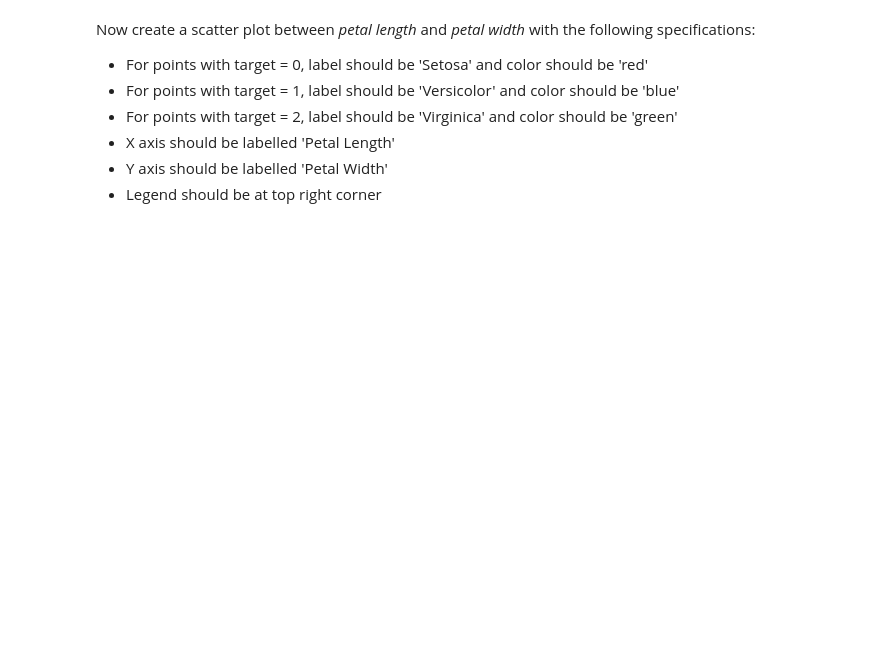
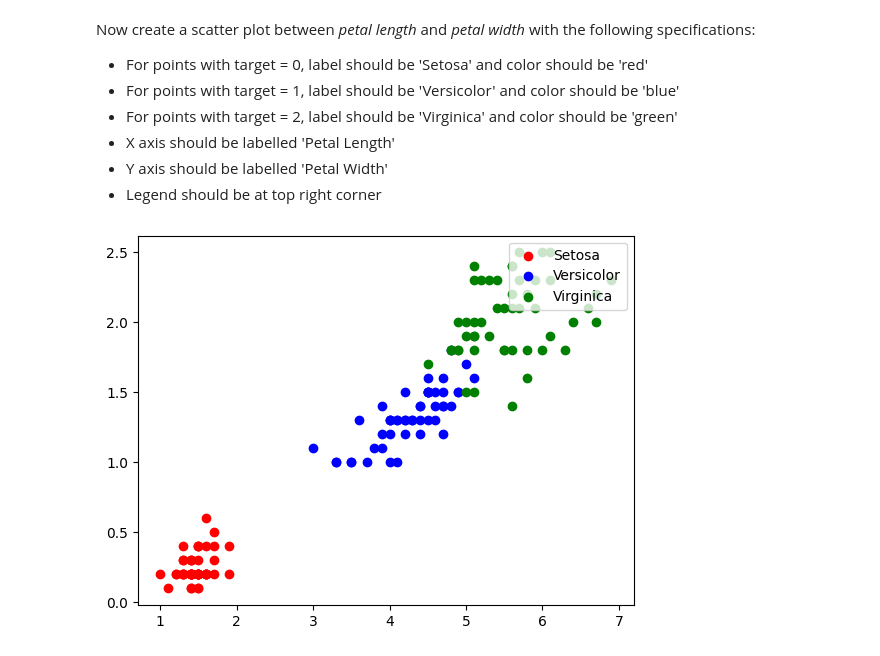
Before and after one commit to MrTOM69/RL-WiDS, a Jupyter notebook: week1/Pandas_and_Matplotlib.ipynb, the cells around one changed output. Drawn from its saved outputs; the diff is of its cells as text; code cells hidden in the pictures; blank space fills up the shorter version.

```diff
--- a/week1/Pandas_and_Matplotlib.ipynb
+++ b/week1/Pandas_and_Matplotlib.ipynb
@@ -48,3 +140,19 @@ Now create a scatter plot between *petal length* and *petal width* with the foll
 - X axis should be labelled 'Petal Length'
 - Y axis should be labelled 'Petal Width'
 - Legend should be at top right corner
+# %%
+color_map = {0 : 'red', 1 : 'blue', 2 : 'green'}
+label_map ={0 : 'Setosa', 1 : 'Versicolor', 2 : 'Virginica'}
+for target, group in df.groupby('target'):
+    plt.scatter(
+        group['petal length (cm)'],
+        group['petal width (cm)'],
+        c=color_map[target],
+        label=label_map[target]
+        )
+plt.xlabel="Petal Length"
+plt.ylabel="Petal Width"
+plt.legend(loc="upper right")
+plt.show()
+# %% [output]
+[figure, added]
```
Also changed, not shown: parts of 5 cells of this notebook.
